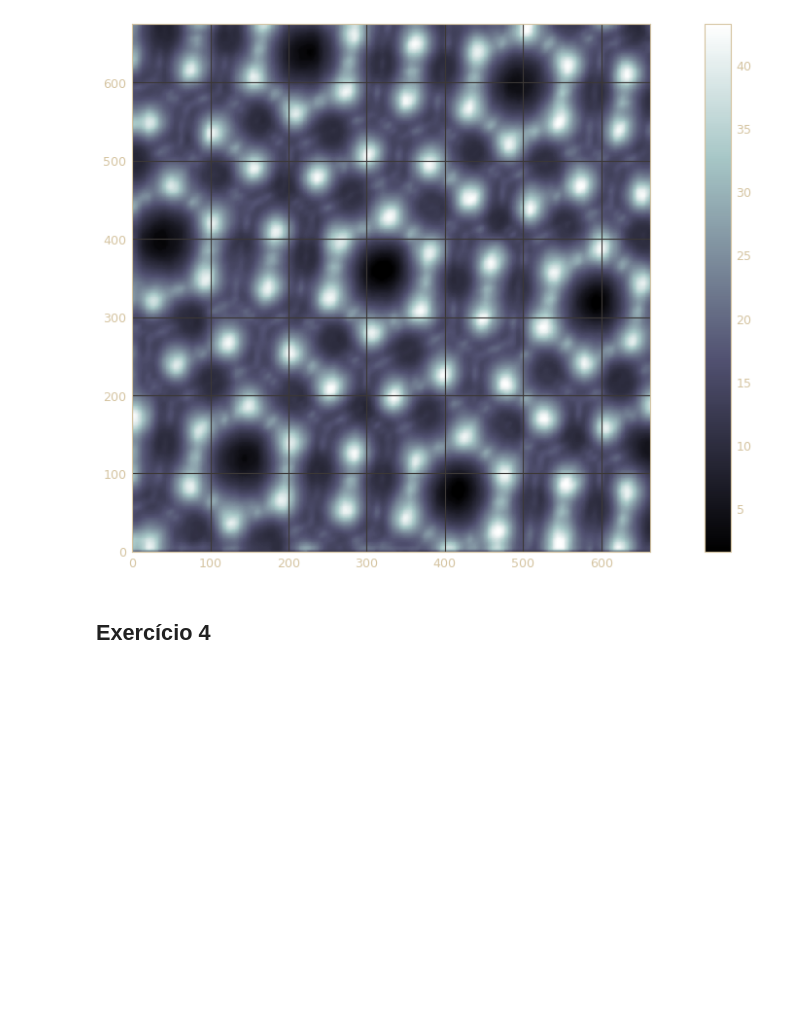
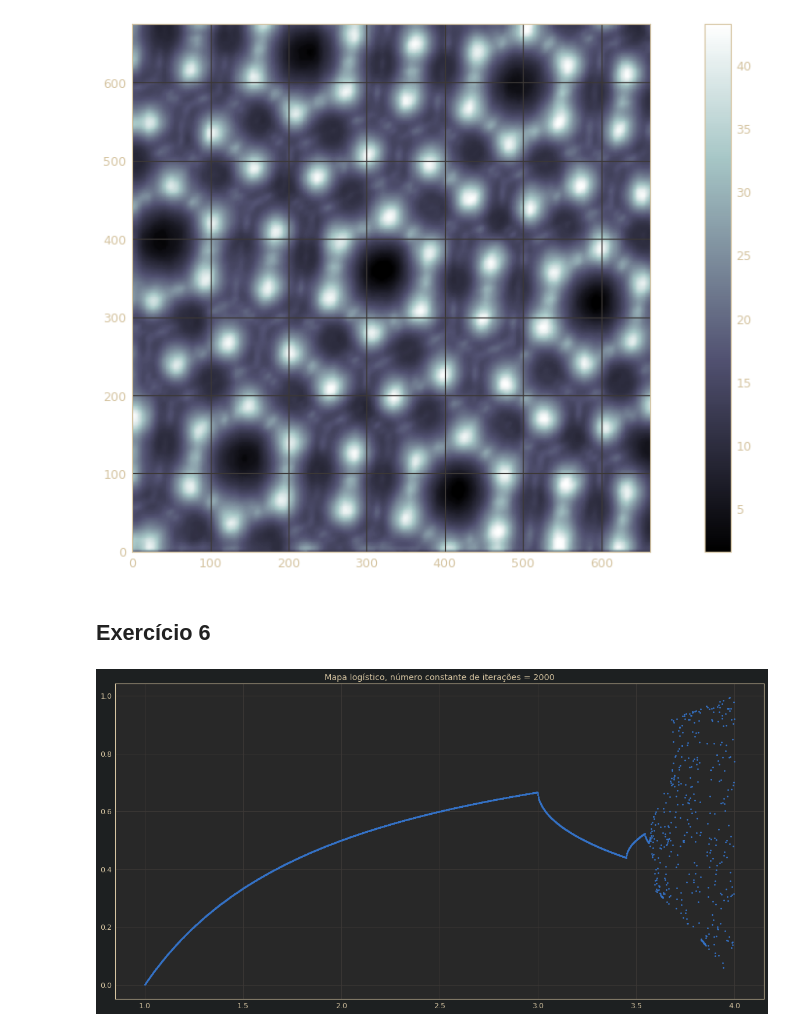
Before and after one commit to diogobgomes/FisicaComputacional, a Jupyter notebook: TP2/TP2.ipynb, the cells around one changed output. Drawn from its saved outputs; the diff is of its cells as text; code cells hidden in the pictures; blank space fills up the shorter version.

```diff
--- a/TP2/TP2.ipynb
+++ b/TP2/TP2.ipynb
@@ -154,4 +188,29 @@ plt.show()
 # %% [output]
 [figure]
 # %% [markdown]
-## Exercício 4
+## Exercício 6
+# %%
+# Mapa logístico, número constante de iterações
+
+def logistic_map(r, iter_num):
+    # Create an x array equal to r
+    x = 0.5 + 0.*r
+
+    # Iterate iter_num times
+    for i in range(iter_num):
+        x = r*x*(1-x)
+    return x
+
+iter_num = 2000 # Iteration number for each point, fixed
+
+# Create the display arrays
+r_array = np.arange(1,4,0.001)
+y_array = logistic_map(r_array,iter_num)
+
+# Draw the graph
+plt.figure(figsize=(20,10))
+plt.title("Mapa logístico, número constante de iterações = "+str(iter_num))
+plt.plot(r_array,y_array,'.')
+plt.show()
+# %% [output]
+[figure, added]
```
Also changed, not shown: parts of 8 cells of this notebook, 1 other file.
